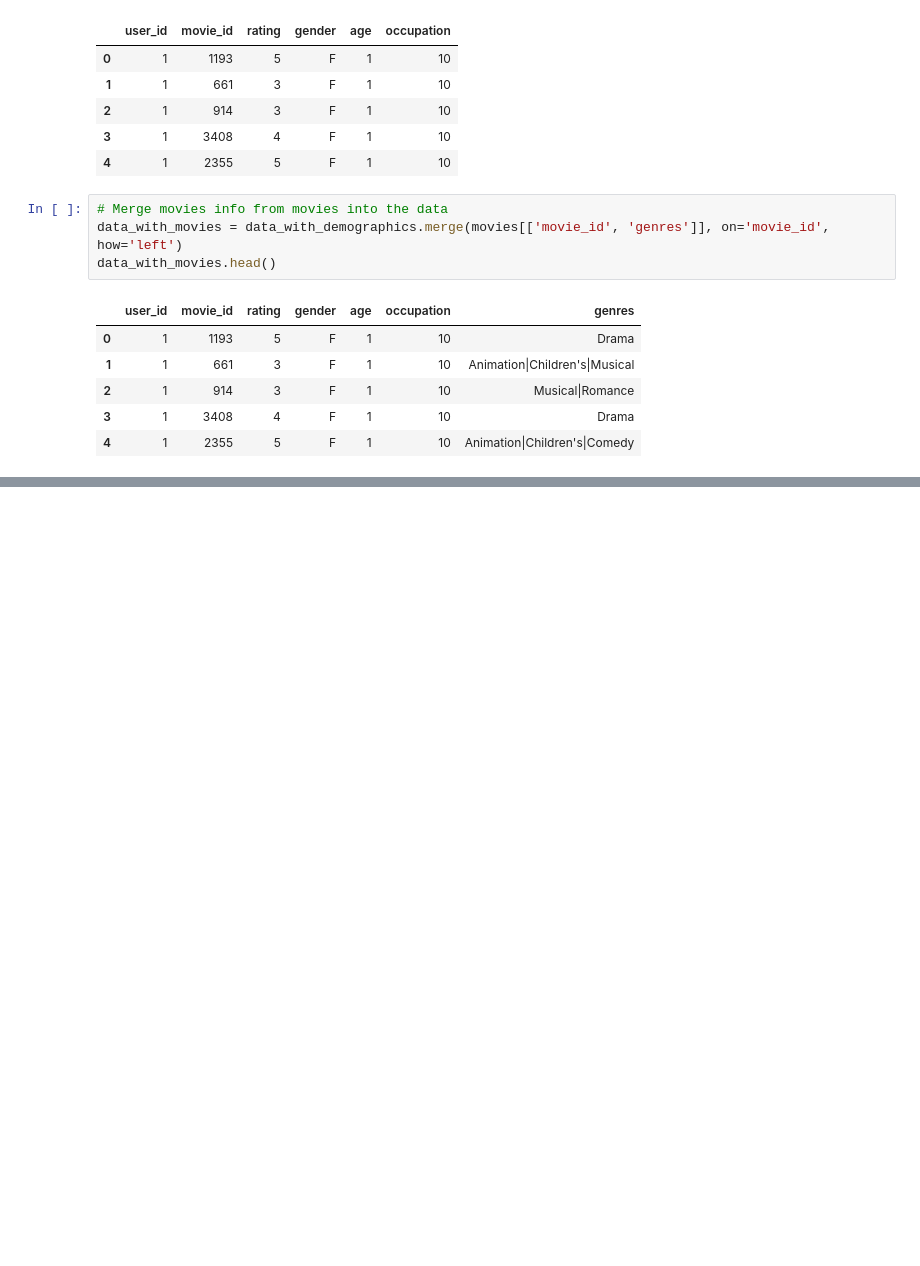
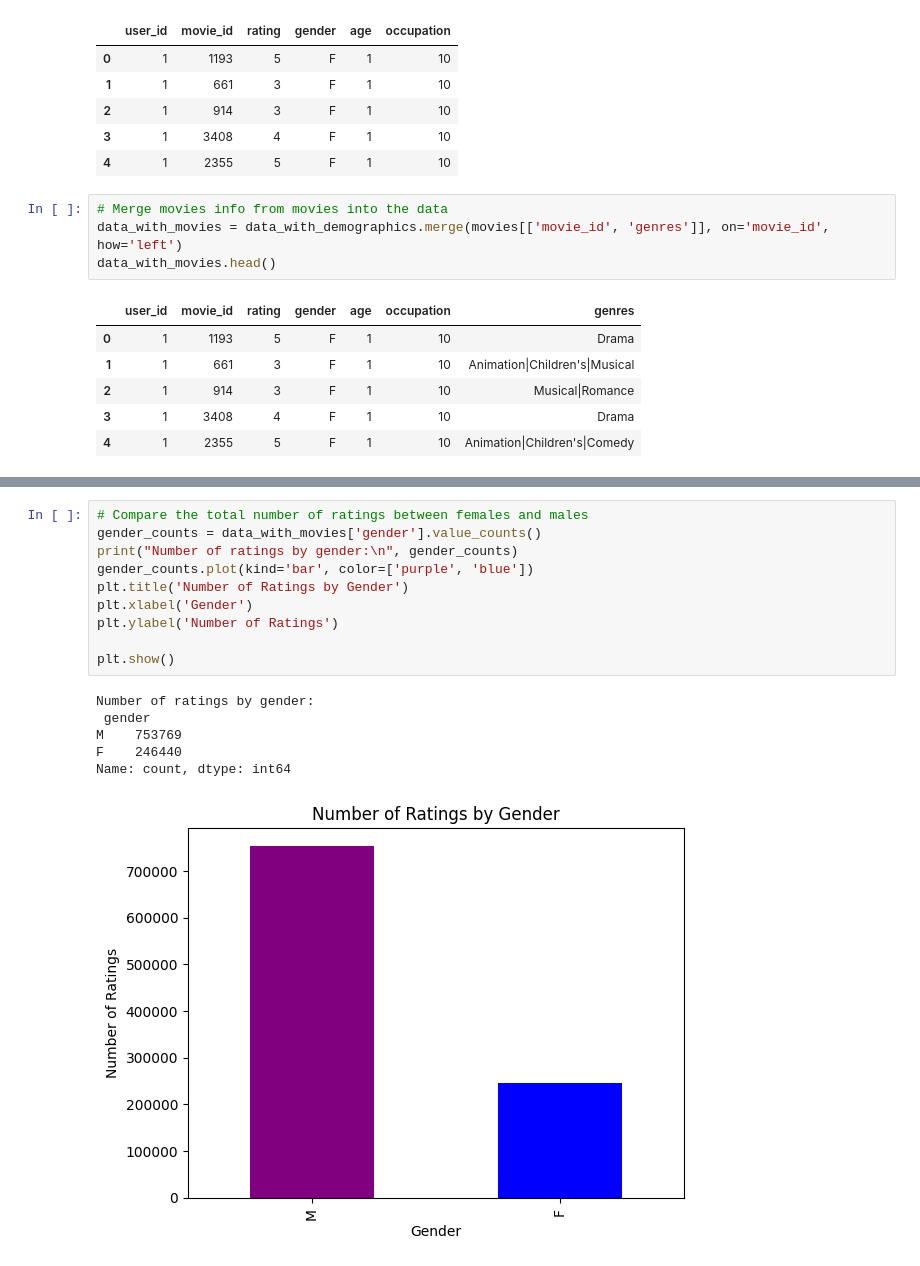
Before and after one commit to ZlataSparrow/Naive-Bayes, a Jupyter notebook: notebooks/03_A_Movie_Recom_Naive_Bayes_complex.ipynb, the cells around one changed output, grey strips where cells are left out. Cells and saved outputs as stored; diff of their text form; blank space fills up the shorter version.

```diff
--- a/notebooks/03_A_Movie_Recom_Naive_Bayes_complex.ipynb
+++ b/notebooks/03_A_Movie_Recom_Naive_Bayes_complex.ipynb
@@ -145,3 +164,20 @@ plt.show()
 # %% [output]
 <Figure size 1000x600 with 0 Axes>
 [figure]
+# %%
+# Compare the total number of ratings between females and males
+gender_counts = data_with_movies['gender'].value_counts()
+print("Number of ratings by gender:\n", gender_counts)
+gender_counts.plot(kind='bar', color=['purple', 'blue'])
+plt.title('Number of Ratings by Gender')
+plt.xlabel('Gender')
+plt.ylabel('Number of Ratings')
+
+plt.show()
+# %% [output]
+Number of ratings by gender:
+ gender
+M    753769
+F    246440
+Name: count, dtype: int64
+[figure, added]
```
Also changed, not shown: parts of 44 cells of this notebook.
